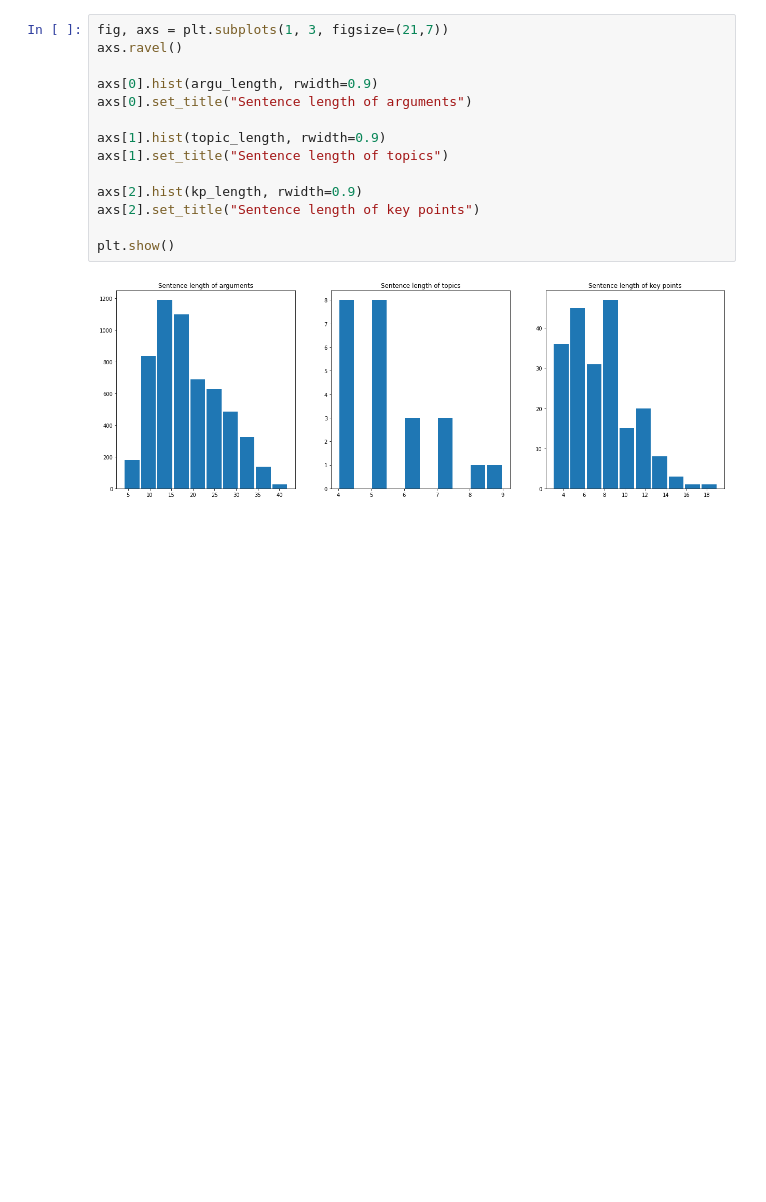
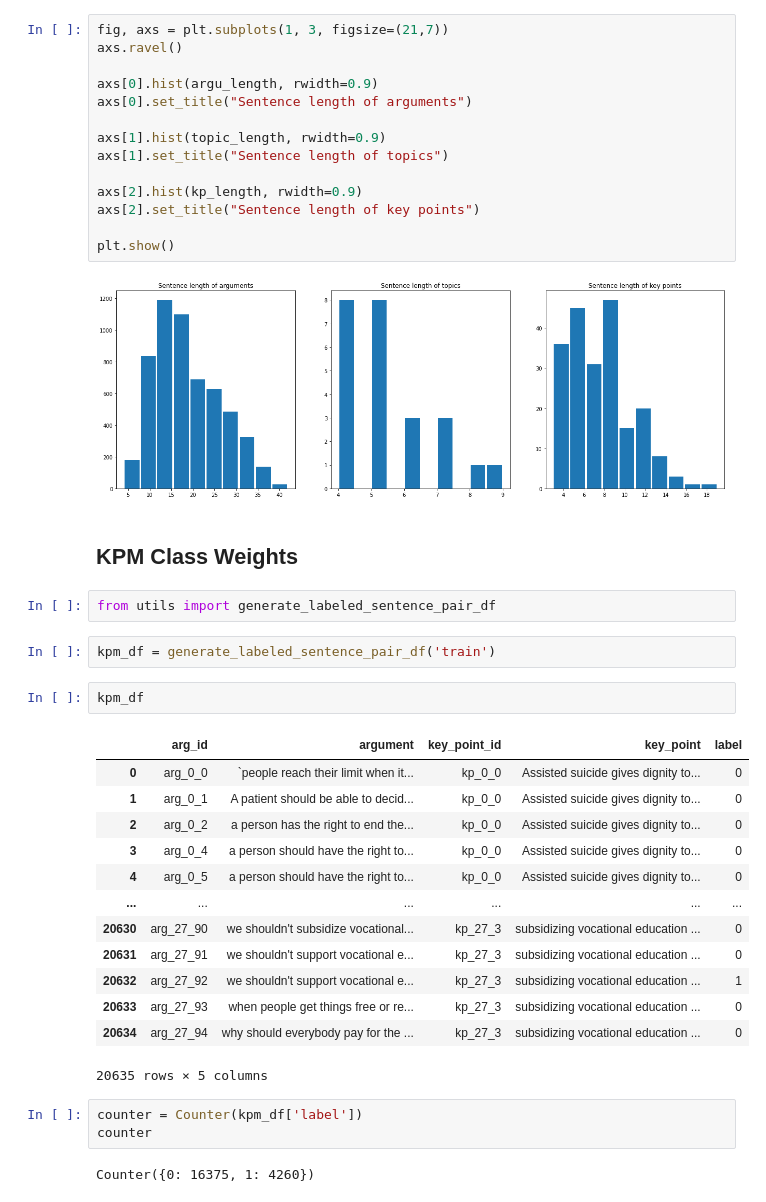
Before and after one commit to codingFerryman/ArgMin21, a Jupyter notebook: src/explorations.ipynb, the cells around one changed output. Drawn from its saved outputs; the diff is of its cells as text; blank space fills up the shorter version.

```diff
--- a/src/explorations.ipynb
+++ b/src/explorations.ipynb
@@ -155,3 +155,30 @@ axs[2].set_title("Sentence length of key points")
 plt.show()
 # %% [output]
 [figure]
+# %% [markdown]
+## KPM Class Weights
+# %%
+from utils import generate_labeled_sentence_pair_df
+# %%
+kpm_df = generate_labeled_sentence_pair_df('train')
+# %%
+kpm_df
+# %% [output]
+|  | arg_id | argument | key_point_id | key_point | label |
+| 0 | arg_0_0 | `people reach their limit when it... | kp_0_0 | Assisted suicide gives dignity to... | 0 |
+| 1 | arg_0_1 | A patient should be able to decid... | kp_0_0 | Assisted suicide gives dignity to... | 0 |
+| 2 | arg_0_2 | a person has the right to end the... | kp_0_0 | Assisted suicide gives dignity to... | 0 |
+| 3 | arg_0_4 | a person should have the right to... | kp_0_0 | Assisted suicide gives dignity to... | 0 |
+| 4 | arg_0_5 | a person should have the right to... | kp_0_0 | Assisted suicide gives dignity to... | 0 |
+| ... | ... | ... | ... | ... | ... |
+| 20630 | arg_27_90 | we shouldn't subsidize vocational... | kp_27_3 | subsidizing vocational education ... | 0 |
+| 20631 | arg_27_91 | we shouldn't support vocational e... | kp_27_3 | subsidizing vocational education ... | 0 |
+| 20632 | arg_27_92 | we shouldn't support vocational e... | kp_27_3 | subsidizing vocational education ... | 1 |
+| 20633 | arg_27_93 | when people get things free or re... | kp_27_3 | subsidizing vocational education ... | 0 |
+| 20634 | arg_27_94 | why should everybody pay for the ... | kp_27_3 | subsidizing vocational education ... | 0 |
+20635 rows × 5 columns
+# %%
+counter = Counter(kpm_df['label'])
+counter
+# %% [output]
+Counter({0: 16375, 1: 4260})
```
Also changed, not shown: 21 other files.
